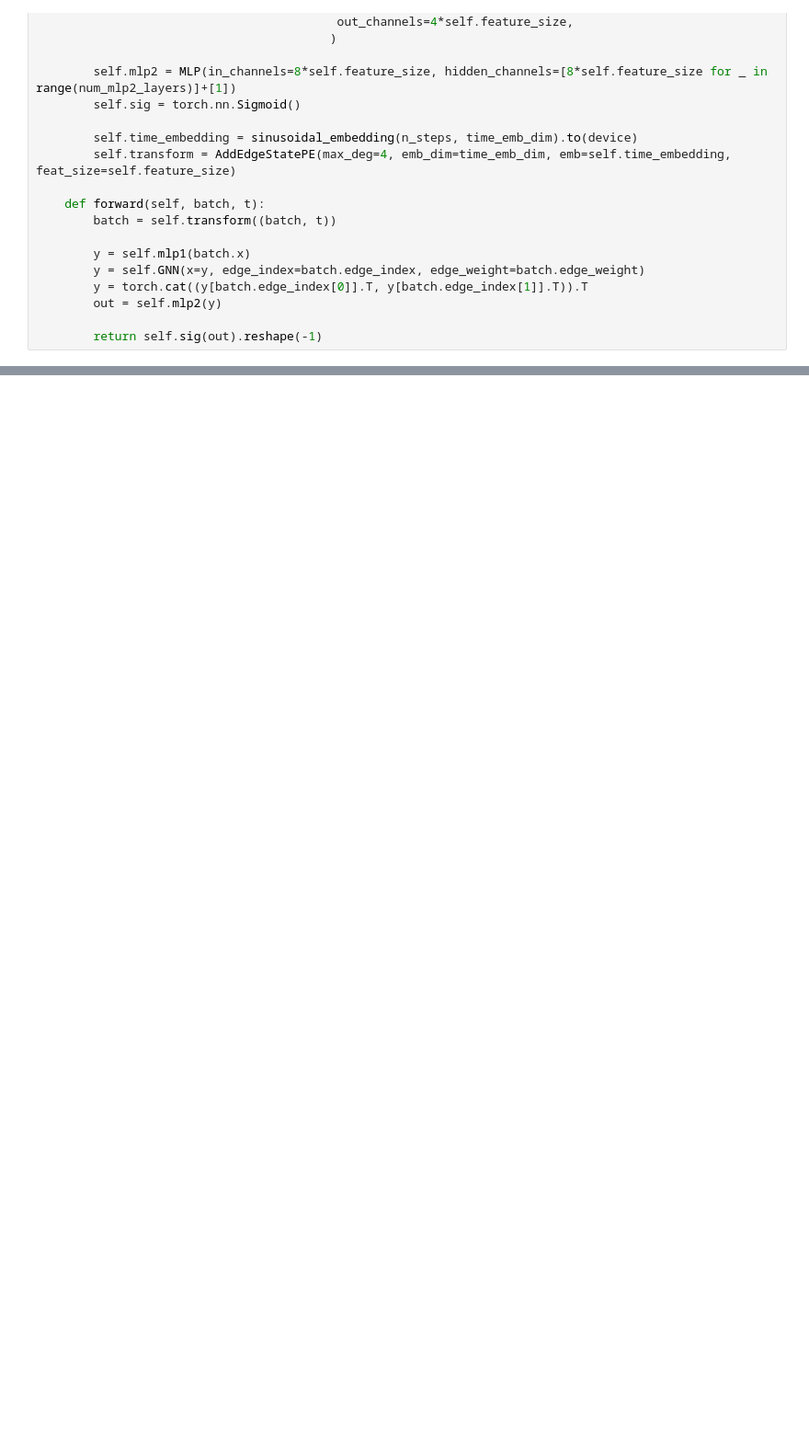
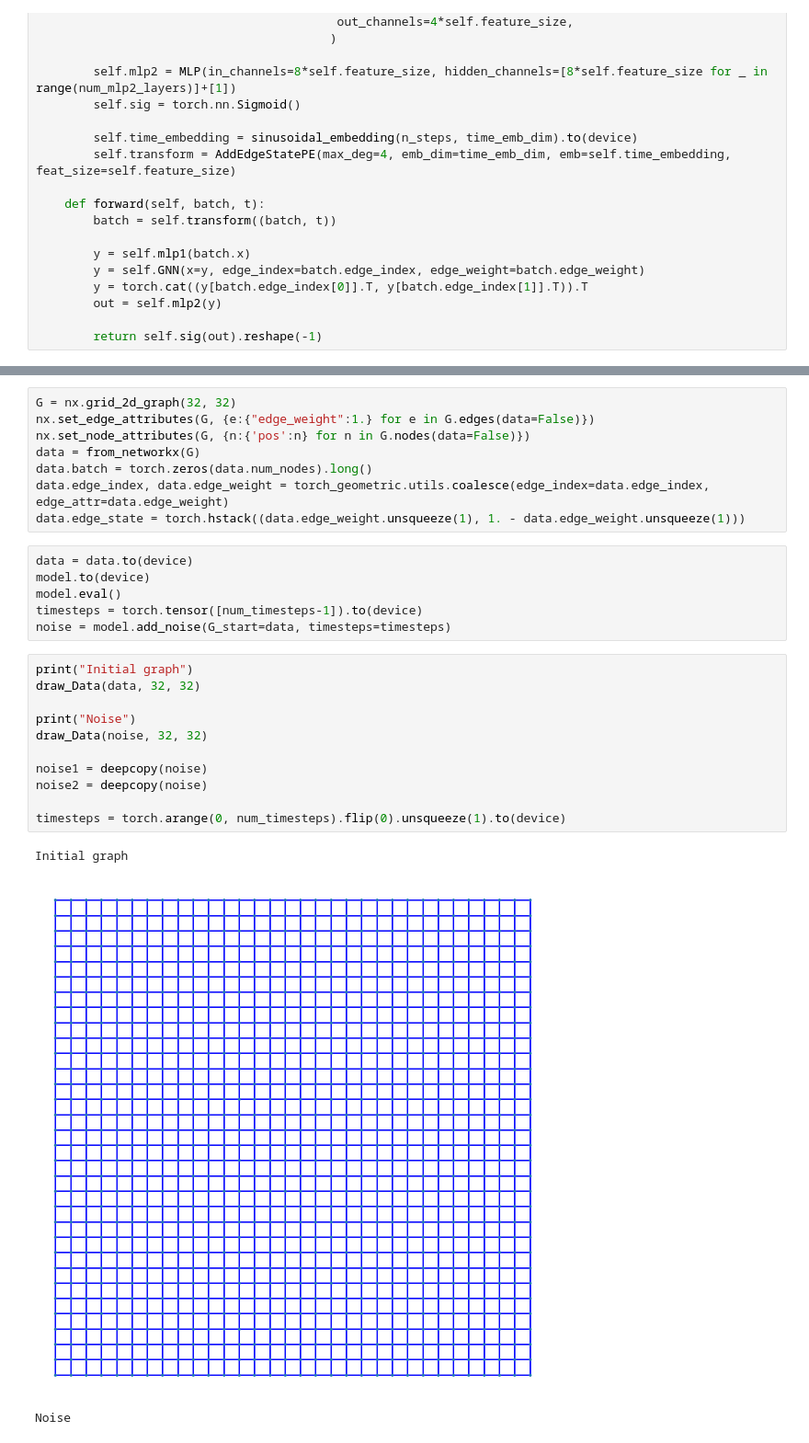
Before and after one commit to pgberlureau/Student-research-project, a Jupyter notebook: D3PM.ipynb, the cells around one changed output, grey strips where cells are left out. Shown: that part at 92% size. Saved outputs shown, nothing was run; the diff lists cells and outputs as text; blank space fills up the shorter version.

```diff
--- a/D3PM.ipynb
+++ b/D3PM.ipynb
@@ -391,0 +409,29 @@ plt.show()
+# %%
+G = nx.grid_2d_graph(32, 32)
+nx.set_edge_attributes(G, {e:{"edge_weight":1.} for e in G.edges(data=False)})
+nx.set_node_attributes(G, {n:{'pos':n} for n in G.nodes(data=False)})
+data = from_networkx(G)
+data.batch = torch.zeros(data.num_nodes).long()
+data.edge_index, data.edge_weight = torch_geometric.utils.coalesce(edge_index=data.edge_index, edge_attr=data.edge_weight)
+data.edge_state = torch.hstack((data.edge_weight.unsqueeze(1), 1. - data.edge_weight.unsqueeze(1)))
+# %%
+data = data.to(device)
+model.to(device)
+model.eval()
+timesteps = torch.tensor([num_timesteps-1]).to(device)
+noise = model.add_noise(G_start=data, timesteps=timesteps)
+# %%
+print("Initial graph")
+draw_Data(data, 32, 32)
+
+print("Noise")
+draw_Data(noise, 32, 32)
+
+noise1 = deepcopy(noise)
+noise2 = deepcopy(noise)
+
+timesteps = torch.arange(0, num_timesteps).flip(0).unsqueeze(1).to(device)
+# %% [output]
+Initial graph
+[figure, added]
+Noise
```
Also changed, not shown: parts of 13 cells of this notebook.
